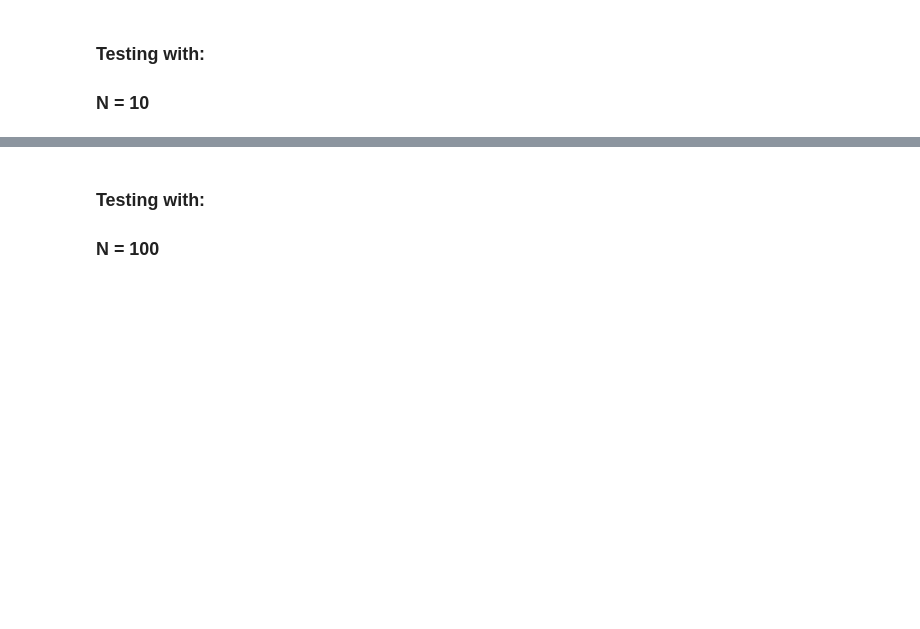
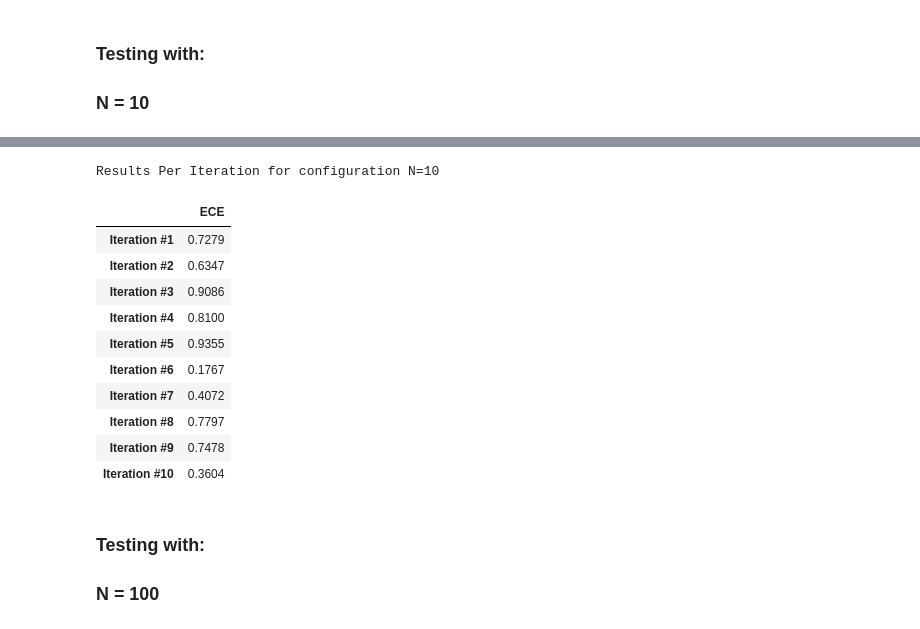
Before and after one commit to LD9797/Auto-Learning-Ground, a Jupyter notebook: TP2/uncertainty.ipynb, the cells around one changed output, grey strips where cells are left out. Cells and saved outputs as stored; diff of their text form; code cells hidden in the pictures; blank space fills up the shorter version.

```diff
--- a/TP2/uncertainty.ipynb
+++ b/TP2/uncertainty.ipynb
@@ -578,3 +612,19 @@ Results for configuration N=10
+# %%
+print("Results Per Iteration for configuration N=10")
+pd.DataFrame.transpose(results_per_iteration_data_frame)
+# %% [output]
+Results Per Iteration for configuration N=10
+|  | ECE |
+| Iteration #1 | 0.7279 |
+| Iteration #2 | 0.6347 |
+| Iteration #3 | 0.9086 |
+| Iteration #4 | 0.8100 |
+| Iteration #5 | 0.9355 |
+| Iteration #6 | 0.1767 |
+| Iteration #7 | 0.4072 |
+| Iteration #8 | 0.7797 |
+| Iteration #9 | 0.7478 |
+| Iteration #10 | 0.3604 |
 # %% [markdown]
 ### Testing with:
 ### N = 100
```
Also changed, not shown: parts of 20 cells of this notebook, 2 other files.
